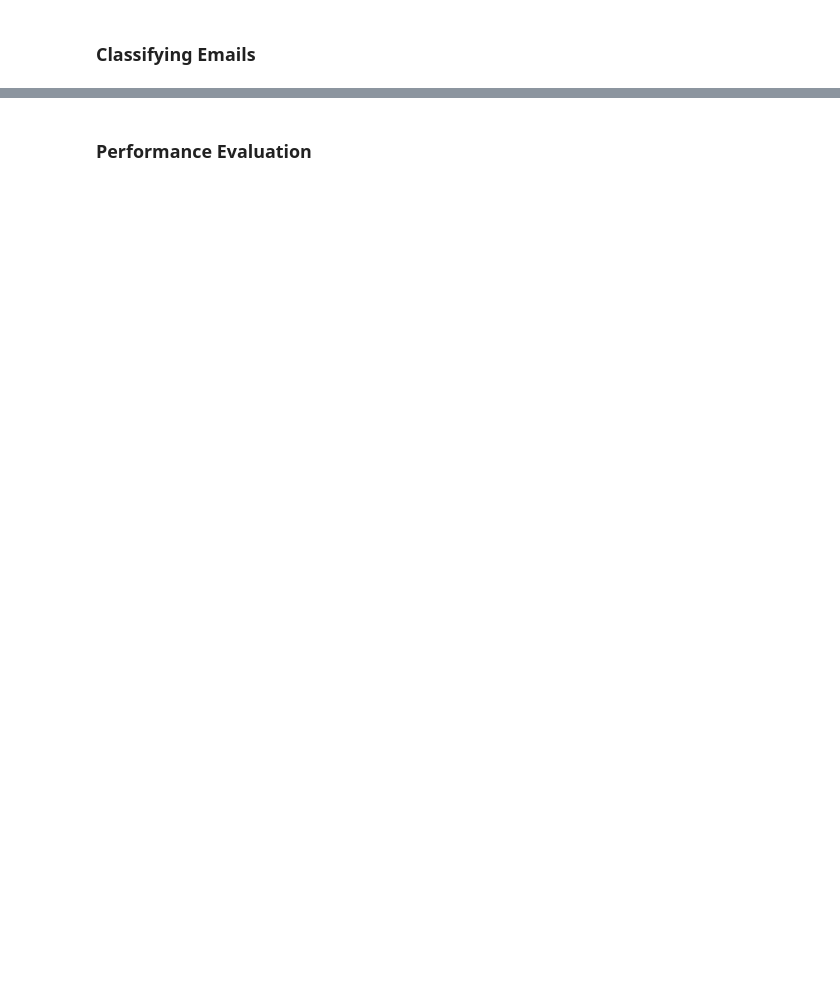
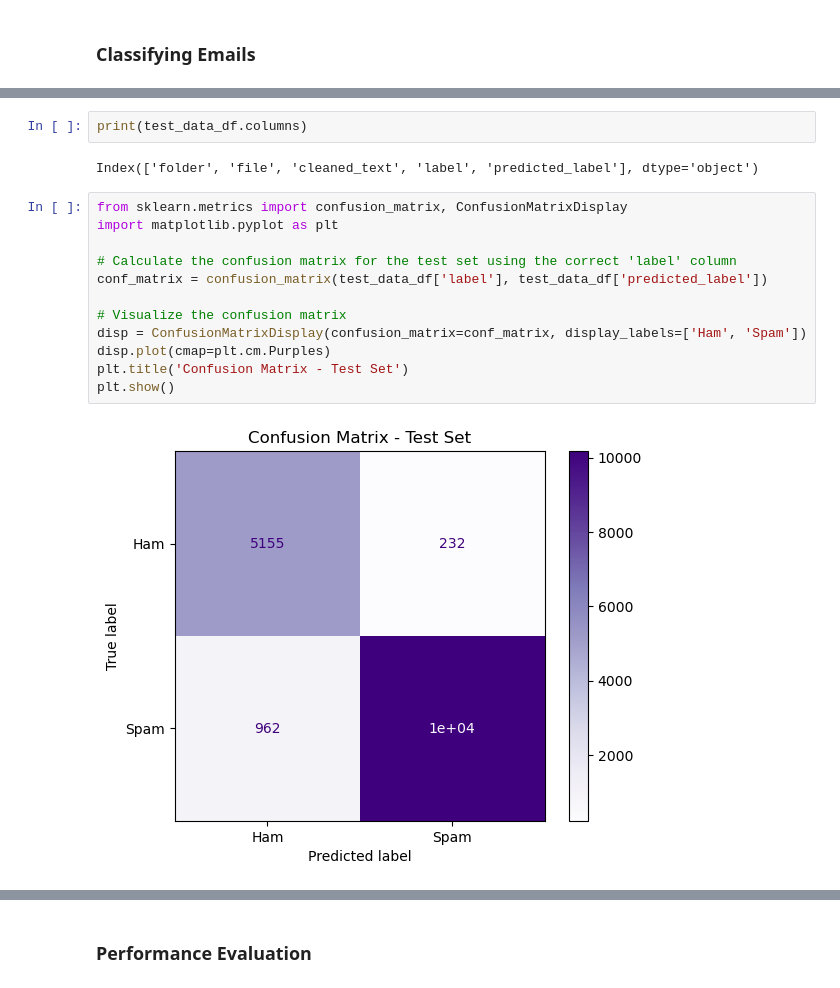
Before and after one commit to xkaze09/CMSC197, a Jupyter notebook: Assignment 4/hw4-salinas.ipynb, the cells around one changed output, grey strips where cells are left out. Cells and saved outputs as stored; diff of their text form; blank space fills up the shorter version.

```diff
--- a/Assignment 4/hw4-salinas.ipynb
+++ b/Assignment 4/hw4-salinas.ipynb
@@ -306 +457,19 @@ Classifying test set emails...
 Classification completed for the test set.
+# %%
+print(test_data_df.columns)
+# %% [output]
+Index(['folder', 'file', 'cleaned_text', 'label', 'predicted_label'], dtype='object')
+# %%
+from sklearn.metrics import confusion_matrix, ConfusionMatrixDisplay
+import matplotlib.pyplot as plt
+
+# Calculate the confusion matrix for the test set using the correct 'label' column
+conf_matrix = confusion_matrix(test_data_df['label'], test_data_df['predicted_label'])
+
+# Visualize the confusion matrix
+disp = ConfusionMatrixDisplay(confusion_matrix=conf_matrix, display_labels=['Ham', 'Spam'])
+disp.plot(cmap=plt.cm.Purples)
+plt.title('Confusion Matrix - Test Set')
+plt.show()
+# %% [output]
+[figure, added]
```
Also changed, not shown: parts of 25 cells of this notebook.
